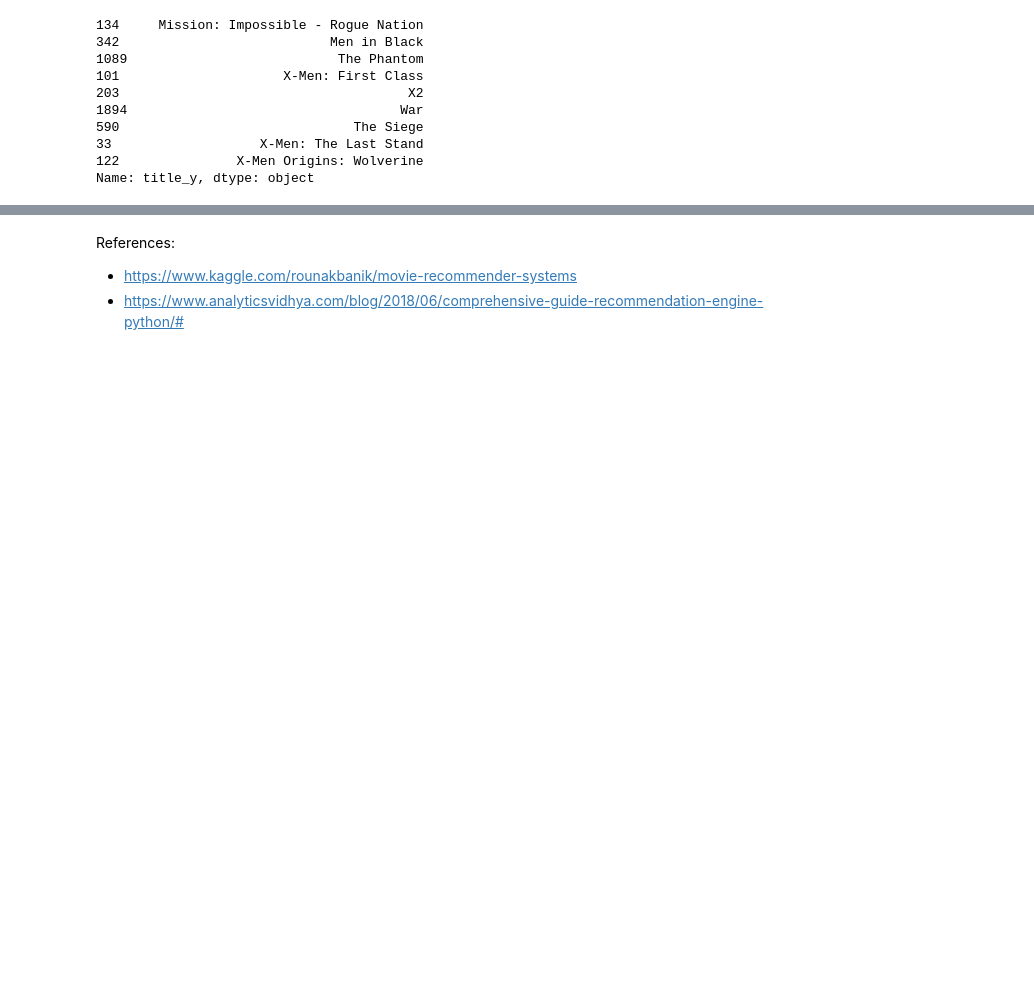
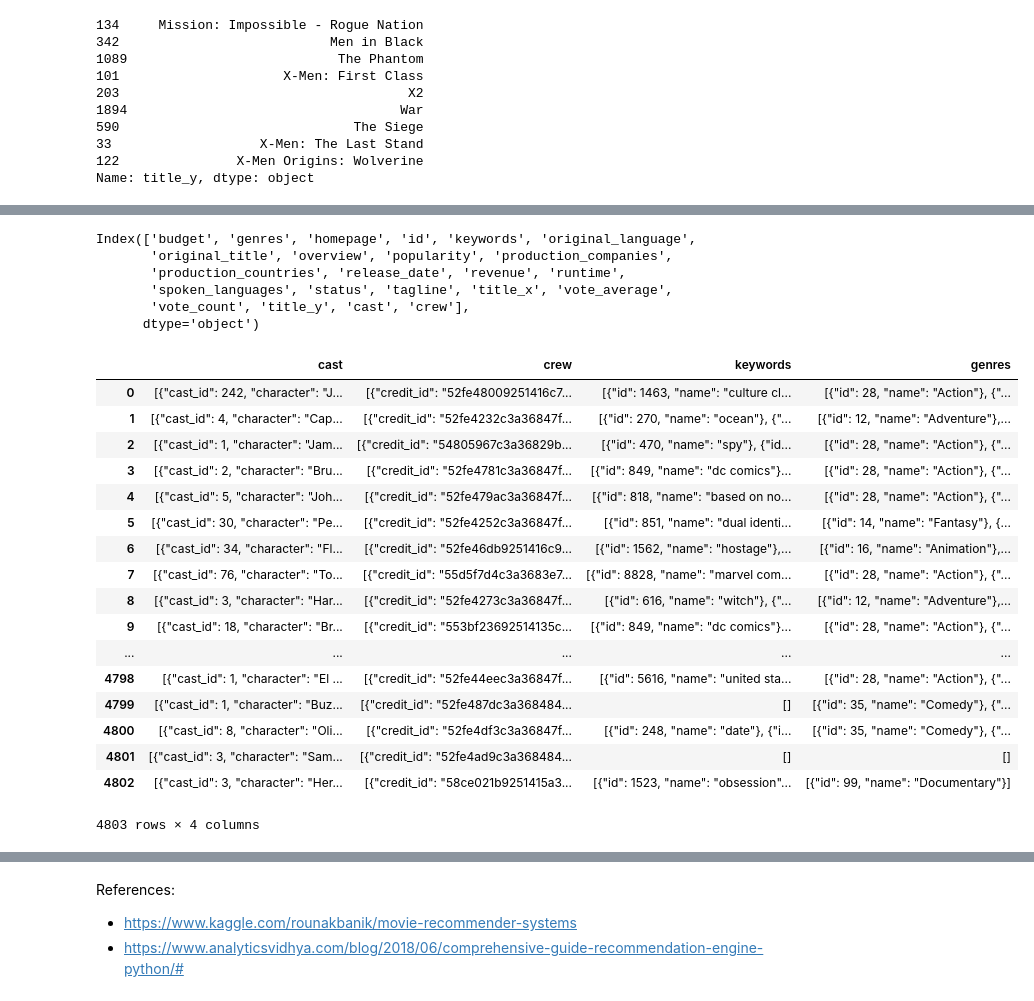
Before and after one commit to nxbringr/IMBD-Movie-Recommendation-System, a Jupyter notebook: Movie-Recommendation.ipynb, the cells around one changed output, grey strips where cells are left out. Cells and saved outputs as stored; diff of their text form; code cells hidden in the pictures; blank space fills up the shorter version.

```diff
--- a/Movie-Recommendation.ipynb
+++ b/Movie-Recommendation.ipynb
@@ -388,0 +351,16 @@ Total_reviews
+# %%
+credits = pd.read_csv("D:/C-Drive Project's Datasets/tmdb-5000-movie-dataset/tmdb_5000_credits.csv")
+movies = pd.read_csv("D:/C-Drive Project's Datasets/tmdb-5000-movie-dataset/tmdb_5000_movies.csv")
+# %%
+credits.columns = ['id', 'title', 'cast', 'crew']
+# %%
+movies = movies.merge(credits, on='id')
+# %%
+movies.columns
+# %% [output]
+Index(['budget', 'genres', 'homepage', 'id', 'keywords', 'original_language',
+       'original_title', 'overview', 'popularity', 'production_companies',
+       'production_countries', 'release_date', 'revenue', 'runtime',
+       'spoken_languages', 'status', 'tagline', 'title_x', 'vote_average',
+       'vote_count', 'title_y', 'cast', 'crew'],
+      dtype='object')
@@ -388,0 +369,21 @@ Total_reviews
+# %%
+movies[['cast', 'crew', 'keywords', 'genres']]
+# %% [output]
+|  | cast | crew | keywords | genres |
+| 0 | [{"cast_id": 242, "character": "J... | [{"credit_id": "52fe48009251416c7... | [{"id": 1463, "name": "culture cl... | [{"id": 28, "name": "Action"}, {"... |
+| 1 | [{"cast_id": 4, "character": "Cap... | [{"credit_id": "52fe4232c3a36847f... | [{"id": 270, "name": "ocean"}, {"... | [{"id": 12, "name": "Adventure"},... |
+| 2 | [{"cast_id": 1, "character": "Jam... | [{"credit_id": "54805967c3a36829b... | [{"id": 470, "name": "spy"}, {"id... | [{"id": 28, "name": "Action"}, {"... |
+| 3 | [{"cast_id": 2, "character": "Bru... | [{"credit_id": "52fe4781c3a36847f... | [{"id": 849, "name": "dc comics"}... | [{"id": 28, "name": "Action"}, {"... |
+| 4 | [{"cast_id": 5, "character": "Joh... | [{"credit_id": "52fe479ac3a36847f... | [{"id": 818, "name": "based on no... | [{"id": 28, "name": "Action"}, {"... |
+| 5 | [{"cast_id": 30, "character": "Pe... | [{"credit_id": "52fe4252c3a36847f... | [{"id": 851, "name": "dual identi... | [{"id": 14, "name": "Fantasy"}, {... |
+| 6 | [{"cast_id": 34, "character": "Fl... | [{"credit_id": "52fe46db9251416c9... | [{"id": 1562, "name": "hostage"},... | [{"id": 16, "name": "Animation"},... |
+| 7 | [{"cast_id": 76, "character": "To... | [{"credit_id": "55d5f7d4c3a3683e7... | [{"id": 8828, "name": "marvel com... | [{"id": 28, "name": "Action"}, {"... |
+| 8 | [{"cast_id": 3, "character": "Har... | [{"credit_id": "52fe4273c3a36847f... | [{"id": 616, "name": "witch"}, {"... | [{"id": 12, "name": "Adventure"},... |
+| 9 | [{"cast_id": 18, "character": "Br... | [{"credit_id": "553bf23692514135c... | [{"id": 849, "name": "dc comics"}... | [{"id": 28, "name": "Action"}, {"... |
+| ... | ... | ... | ... | ... |
+| 4798 | [{"cast_id": 1, "character": "El ... | [{"credit_id": "52fe44eec3a36847f... | [{"id": 5616, "name": "united sta... | [{"id": 28, "name": "Action"}, {"... |
+| 4799 | [{"cast_id": 1, "character": "Buz... | [{"credit_id": "52fe487dc3a368484... | [] | [{"id": 35, "name": "Comedy"}, {"... |
+| 4800 | [{"cast_id": 8, "character": "Oli... | [{"credit_id": "52fe4df3c3a36847f... | [{"id": 248, "name": "date"}, {"i... | [{"id": 35, "name": "Comedy"}, {"... |
+| 4801 | [{"cast_id": 3, "character": "Sam... | [{"credit_id": "52fe4ad9c3a368484... | [] | [] |
+| 4802 | [{"cast_id": 3, "character": "Her... | [{"credit_id": "58ce021b9251415a3... | [{"id": 1523, "name": "obsession"... | [{"id": 99, "name": "Documentary"}] |
+4803 rows × 4 columns
```
Also changed, not shown: parts of 50 cells of this notebook.
